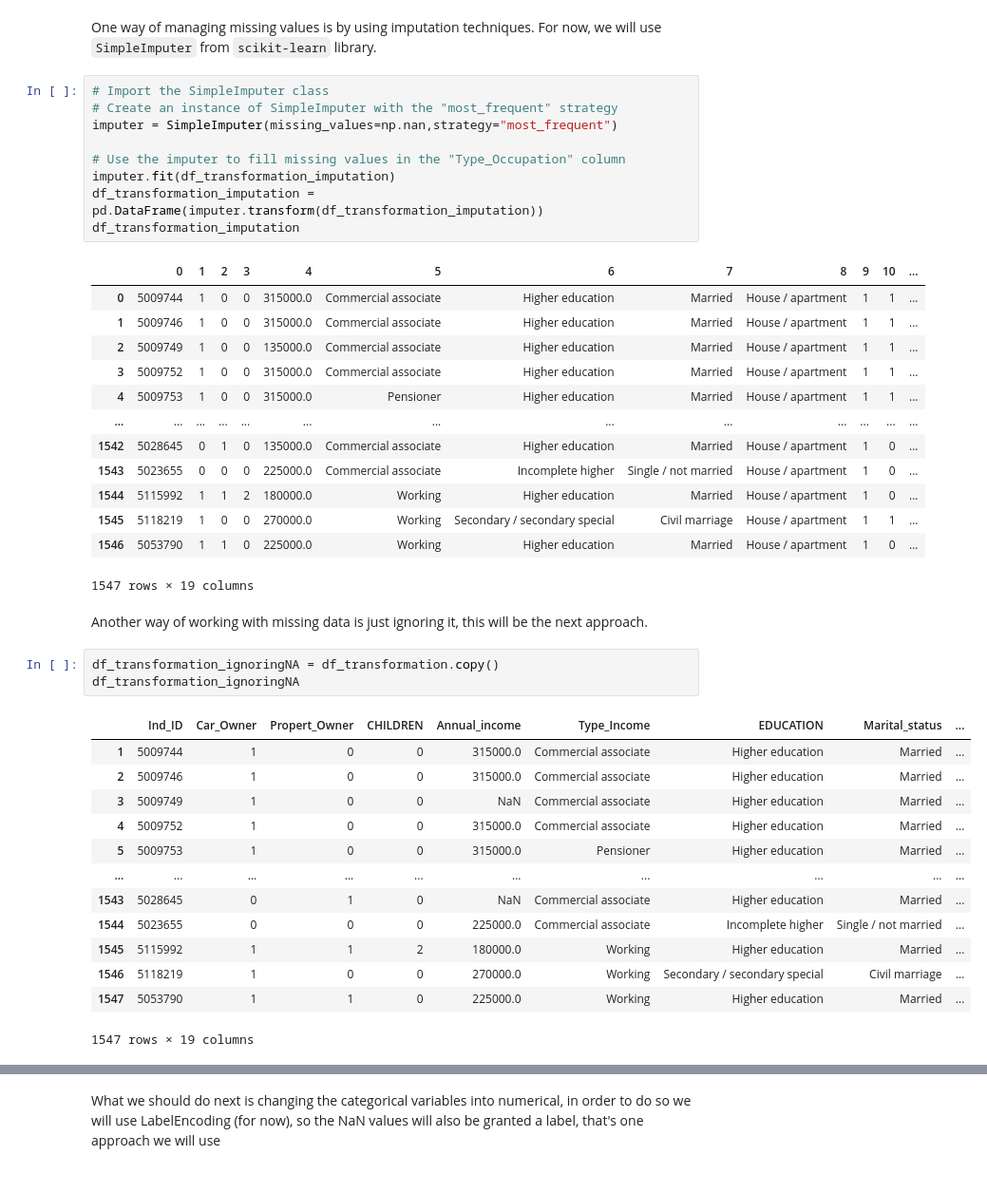
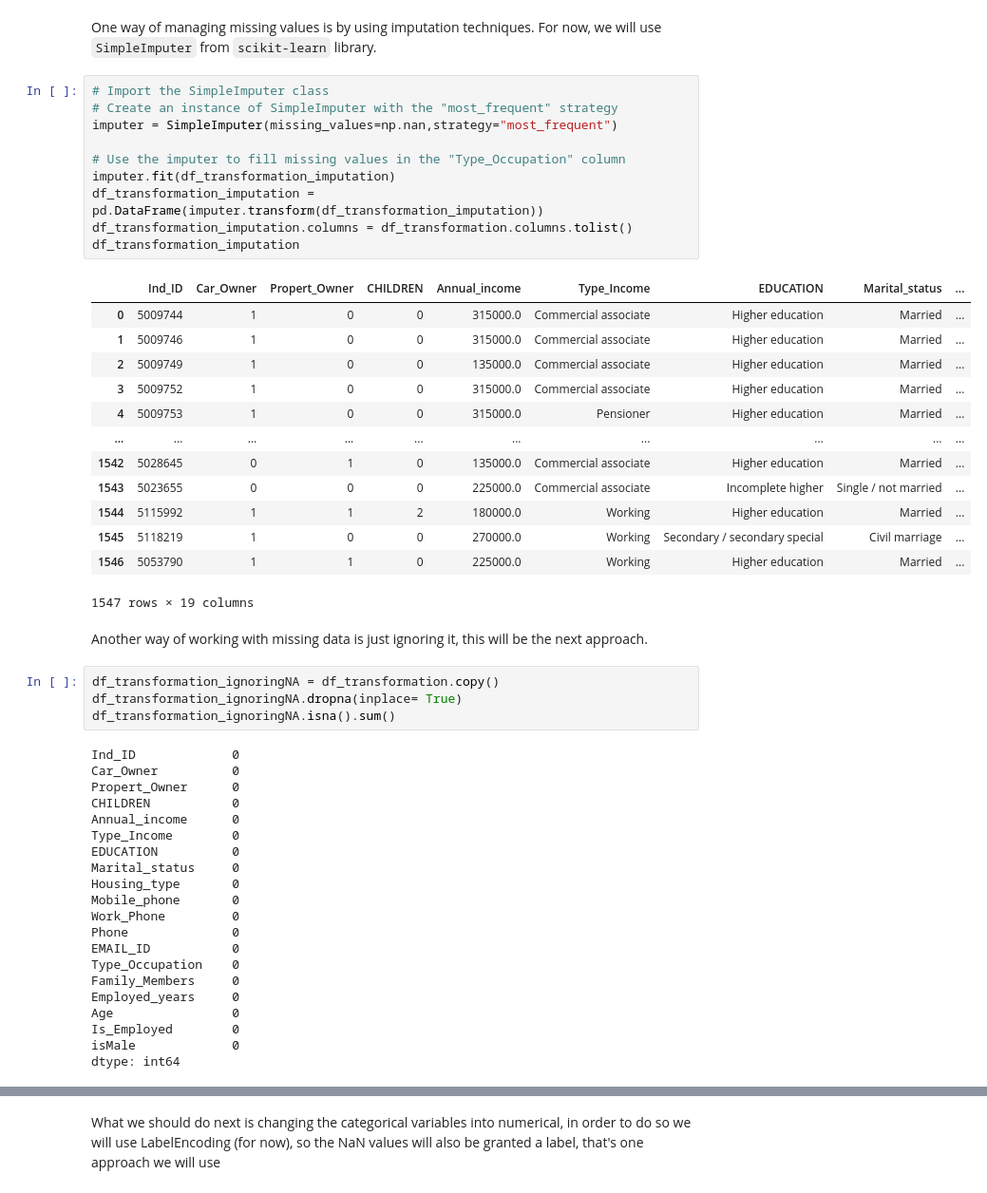
Before and after one commit to filki/LoanRepaymentBinaryPred, a Jupyter notebook: sourceCode.ipynb, the cells around one changed output, grey strips where cells are left out. Shown at 95% size. Drawn from its saved outputs; the diff is of its cells as text.

```diff
--- a/sourceCode.ipynb
+++ b/sourceCode.ipynb
@@ -180,42 +185,51 @@ One way of managing missing values is by using imputation techniques. For now, w
 # %%
 # Import the SimpleImputer class
 # Create an instance of SimpleImputer with the "most_frequent" strategy
 imputer = SimpleImputer(missing_values=np.nan,strategy="most_frequent")
 
 # Use the imputer to fill missing values in the "Type_Occupation" column
 imputer.fit(df_transformation_imputation)
 df_transformation_imputation = pd.DataFrame(imputer.transform(df_transformation_imputation))
+df_transformation_imputation.columns = df_transformation.columns.tolist()
 df_transformation_imputation
 # %% [output]
-|  | 0 | 1 | 2 | 3 | 4 | 5 | 6 | 7 | 8 | 9 | 10 | ... |
-| 0 | 5009744 | 1 | 0 | 0 | 315000.0 | Commercial associate | Higher education | Married | House / apartment | 1 | 1 | ... |
-| 1 | 5009746 | 1 | 0 | 0 | 315000.0 | Commercial associate | Higher education | Married | House / apartment | 1 | 1 | ... |
-| 2 | 5009749 | 1 | 0 | 0 | 135000.0 | Commercial associate | Higher education | Married | House / apartment | 1 | 1 | ... |
-| 3 | 5009752 | 1 | 0 | 0 | 315000.0 | Commercial associate | Higher education | Married | House / apartment | 1 | 1 | ... |
-| 4 | 5009753 | 1 | 0 | 0 | 315000.0 | Pensioner | Higher education | Married | House / apartment | 1 | 1 | ... |
-| ... | ... | ... | ... | ... | ... | ... | ... | ... | ... | ... | ... | ... |
-| 1542 | 5028645 | 0 | 1 | 0 | 135000.0 | Commercial associate | Higher education | Married | House / apartment | 1 | 0 | ... |
-| 1543 | 5023655 | 0 | 0 | 0 | 225000.0 | Commercial associate | Incomplete higher | Single / not married | House / apartment | 1 | 0 | ... |
-| 1544 | 5115992 | 1 | 1 | 2 | 180000.0 | Working | Higher education | Married | House / apartment | 1 | 0 | ... |
-| 1545 | 5118219 | 1 | 0 | 0 | 270000.0 | Working | Secondary / secondary special | Civil marriage | House / apartment | 1 | 1 | ... |
-| 1546 | 5053790 | 1 | 1 | 0 | 225000.0 | Working | Higher education | Married | House / apartment | 1 | 0 | ... |
+|  | Ind_ID | Car_Owner | Propert_Owner | CHILDREN | Annual_income | Type_Income | EDUCATION | Marital_status | ... |
+| 0 | 5009744 | 1 | 0 | 0 | 315000.0 | Commercial associate | Higher education | Married | ... |
+| 1 | 5009746 | 1 | 0 | 0 | 315000.0 | Commercial associate | Higher education | Married | ... |
+| 2 | 5009749 | 1 | 0 | 0 | 135000.0 | Commercial associate | Higher education | Married | ... |
+| 3 | 5009752 | 1 | 0 | 0 | 315000.0 | Commercial associate | Higher education | Married | ... |
+| 4 | 5009753 | 1 | 0 | 0 | 315000.0 | Pensioner | Higher education | Married | ... |
+| ... | ... | ... | ... | ... | ... | ... | ... | ... | ... |
+| 1542 | 5028645 | 0 | 1 | 0 | 135000.0 | Commercial associate | Higher education | Married | ... |
+| 1543 | 5023655 | 0 | 0 | 0 | 225000.0 | Commercial associate | Incomplete higher | Single / not married | ... |
+| 1544 | 5115992 | 1 | 1 | 2 | 180000.0 | Working | Higher education | Married | ... |
+| 1545 | 5118219 | 1 | 0 | 0 | 270000.0 | Working | Secondary / secondary special | Civil marriage | ... |
+| 1546 | 5053790 | 1 | 1 | 0 | 225000.0 | Working | Higher education | Married | ... |
 1547 rows × 19 columns
 # %% [markdown]
 Another way of working with missing data is just ignoring it, this will be the next approach.
 # %%
 df_transformation_ignoringNA = df_transformation.copy()
-df_transformation_ignoringNA
+df_transformation_ignoringNA.dropna(inplace= True)
+df_transformation_ignoringNA.isna().sum()
 # %% [output]
-|  | Ind_ID | Car_Owner | Propert_Owner | CHILDREN | Annual_income | Type_Income | EDUCATION | Marital_status | ... |
-| 1 | 5009744 | 1 | 0 | 0 | 315000.0 | Commercial associate | Higher education | Married | ... |
-| 2 | 5009746 | 1 | 0 | 0 | 315000.0 | Commercial associate | Higher education | Married | ... |
-| 3 | 5009749 | 1 | 0 | 0 | NaN | Commercial associate | Higher education | Married | ... |
-| 4 | 5009752 | 1 | 0 | 0 | 315000.0 | Commercial associate | Higher education | Married | ... |
-| 5 | 5009753 | 1 | 0 | 0 | 315000.0 | Pensioner | Higher education | Married | ... |
-| ... | ... | ... | ... | ... | ... | ... | ... | ... | ... |
-| 1543 | 5028645 | 0 | 1 | 0 | NaN | Commercial associate | Higher education | Married | ... |
-| 1544 | 5023655 | 0 | 0 | 0 | 225000.0 | Commercial associate | Incomplete higher | Single / not married | ... |
-| 1545 | 5115992 | 1 | 1 | 2 | 180000.0 | Working | Higher education | Married | ... |
-| 1546 | 5118219 | 1 | 0 | 0 | 270000.0 | Working | Secondary / secondary special | Civil marriage | ... |
-| 1547 | 5053790 | 1 | 1 | 0 | 225000.0 | Working | Higher education | Married | ... |
-1547 rows × 19 columns
+Ind_ID             0
+Car_Owner          0
+Propert_Owner      0
+CHILDREN           0
+Annual_income      0
+Type_Income        0
+EDUCATION          0
+Marital_status     0
+Housing_type       0
+Mobile_phone       0
+Work_Phone         0
+Phone              0
+EMAIL_ID           0
+Type_Occupation    0
+Family_Members     0
+Employed_years     0
+Age                0
+Is_Employed        0
+isMale             0
+dtype: int64
```
Also changed, not shown: parts of 36 cells of this notebook.
